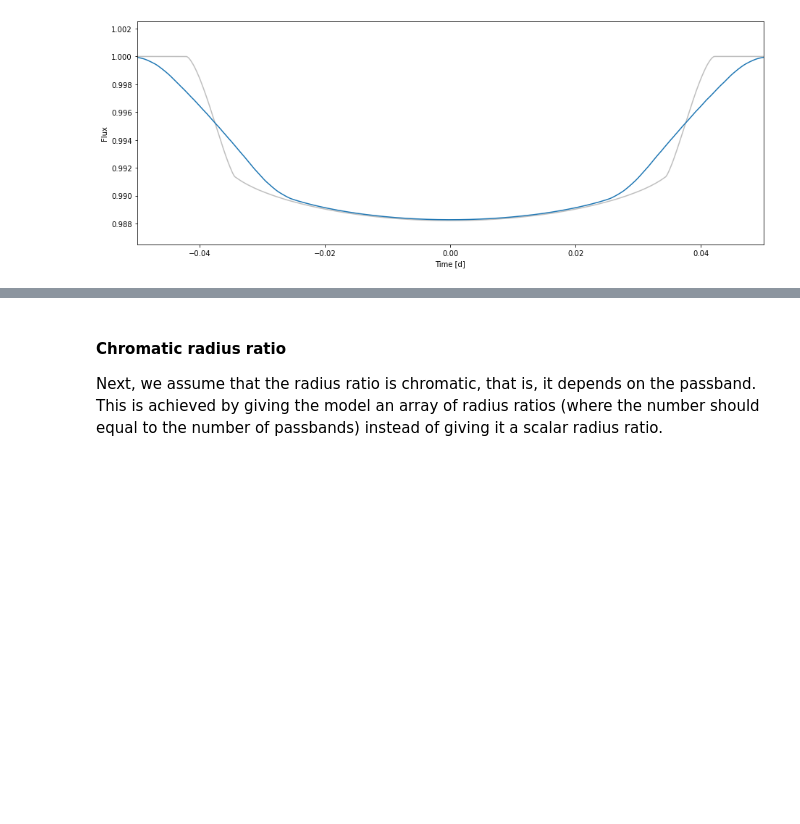
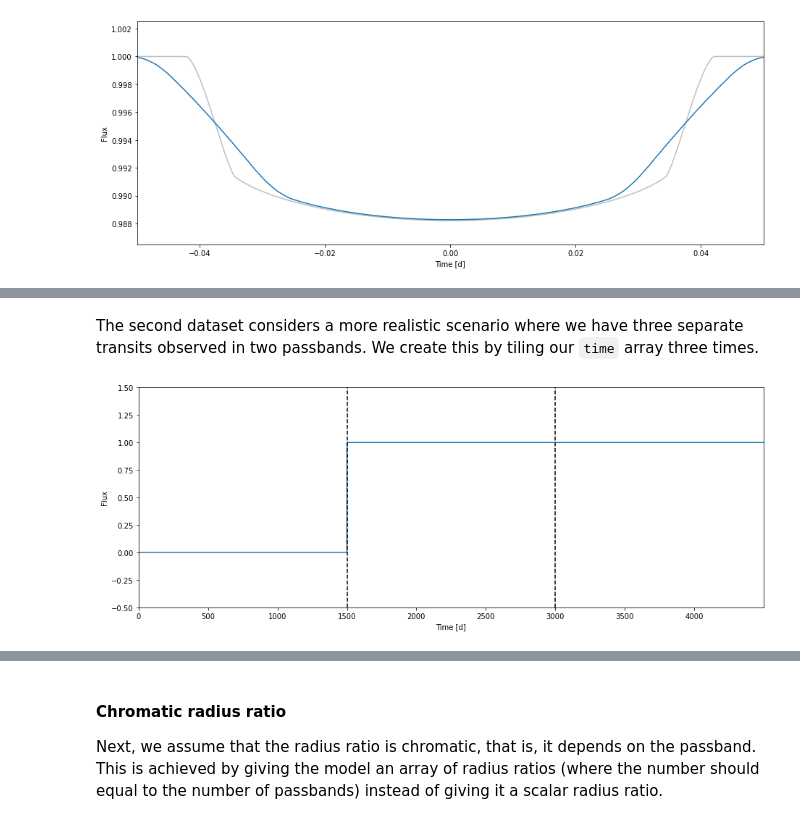
Before and after one commit to hpparvi/PyTransit, a Jupyter notebook: notebooks/swift/swift_model_example_1.ipynb, the cells around one changed output, grey strips where cells are left out. Saved outputs shown, nothing was run; the diff lists cells and outputs as text; code cells hidden in the pictures; blank space fills up the shorter version.

```diff
--- a/notebooks/swift/swift_model_example_1.ipynb
+++ b/notebooks/swift/swift_model_example_1.ipynb
@@ -130,0 +131,10 @@ pbids = [0, 1]
+# %% [markdown]
+The second dataset considers a more realistic scenario where we have three separate transits observed in two passbands. We create this by tiling our ``time`` array three times.
+# %%
+time2 = tile(time, 3)
+lcids2 = repeat([0, 1, 1], time.size)
+# %%
+ax = plot_lc(arange(time2.size), lcids2, ylim=(-0.5, 1.5))
+[ax.axvline(i*time.size, c='k', ls='--') for i in range(1,3)];
+# %% [output]
+[figure, added]
```
Also changed, not shown: parts of 24 cells of this notebook.
